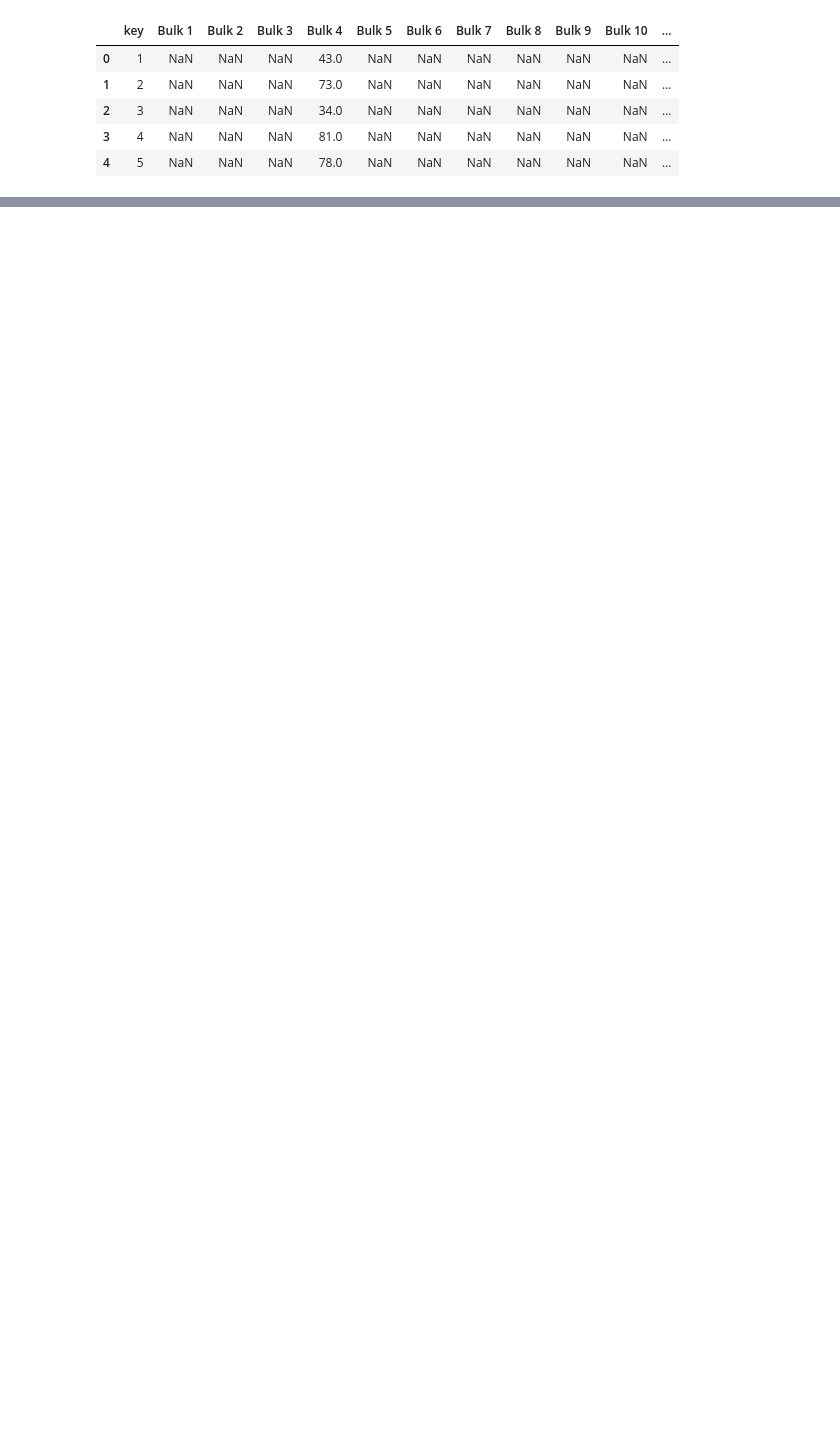
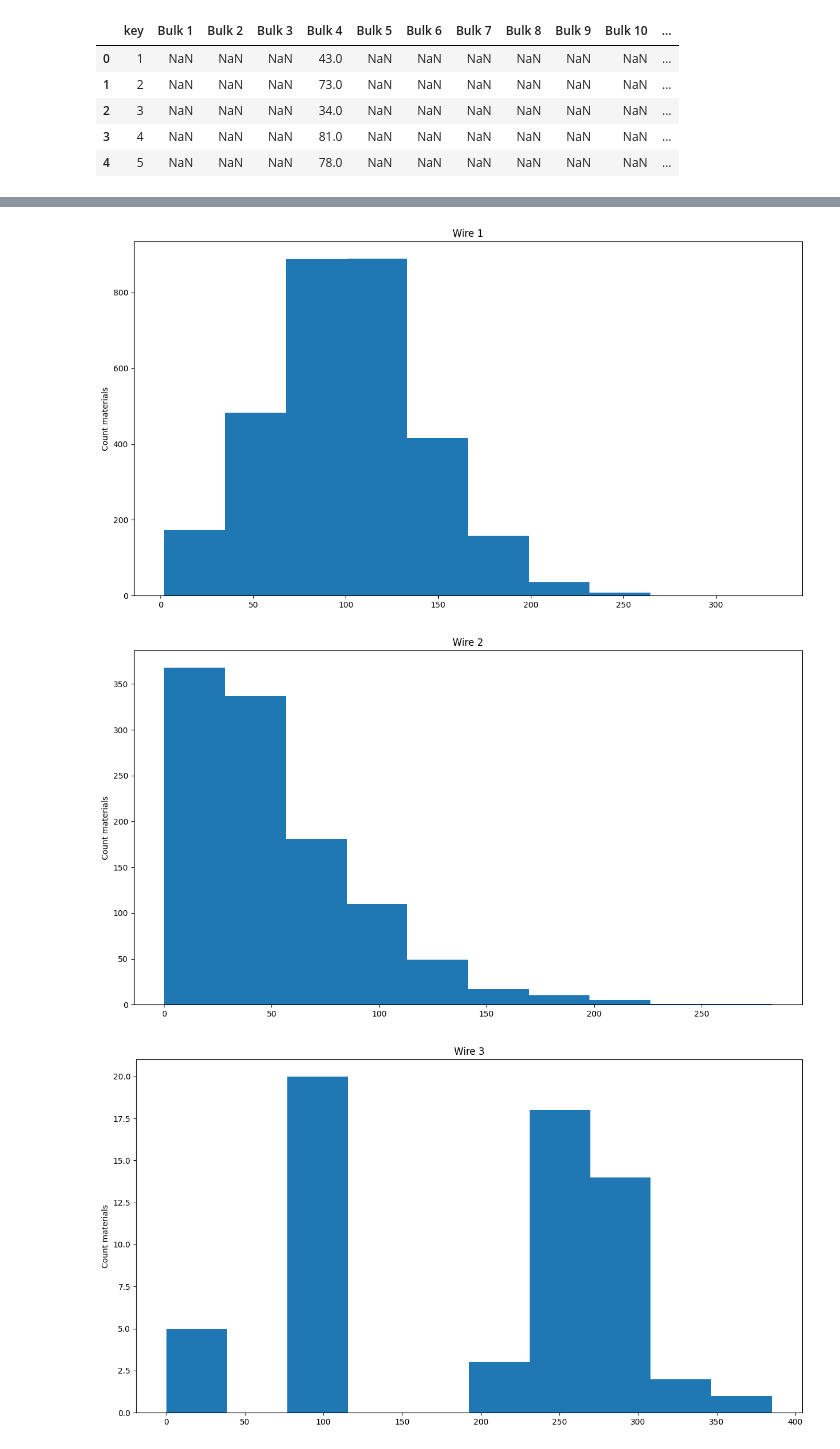
Before and after one commit to Rook-Black/Practicum, a Jupyter notebook: Diploma/diploma_project.ipynb, the cells around one changed output, grey strips where cells are left out. Cells and saved outputs as stored; diff of their text form; code cells hidden in the pictures; blank space fills up the shorter version.

```diff
--- a/Diploma/diploma_project.ipynb
+++ b/Diploma/diploma_project.ipynb
@@ -496,0 +713,3 @@ ValueError: Can only compare identically-labeled Series objects
+# %%
+for i in data_temp.loc[data_temp['Temperature'] < 1500, 'key'].unique():
+    display(data_temp.loc[data_temp['key'] == i])
@@ -496,0 +775,3 @@ ValueError: Can only compare identically-labeled Series objects
+# %%
+for i in data_temp.loc[data_temp['Temperature'] < 1500, 'key'].unique():
+    data_temp = data_temp.loc[data_temp['key'] != i]
@@ -496,0 +784,6 @@ ValueError: Can only compare identically-labeled Series objects
+# %%
+query = f'''
+SELECT *
+FROM steel.data_wire
+'''
+data_wire = pd.read_sql_query(sql=text(query), con = engine.connect())
@@ -496,0 +819,11 @@ ValueError: Can only compare identically-labeled Series objects
+# %%
+for i in data_wire.loc[:,'Wire 1':'Wire 9'].columns:
+    plt.figure(figsize=(15,8))
+    plt.title(f'{i}')
+    plt.ylabel("Count materials")
+    plt.hist(data_wire[f'{i}'])
+    plt.show()
+# %% [output]
+[figure, added]
+[figure, added]
+[figure, added]
```
Also changed, not shown: parts of 168 cells of this notebook, 2 other files.
